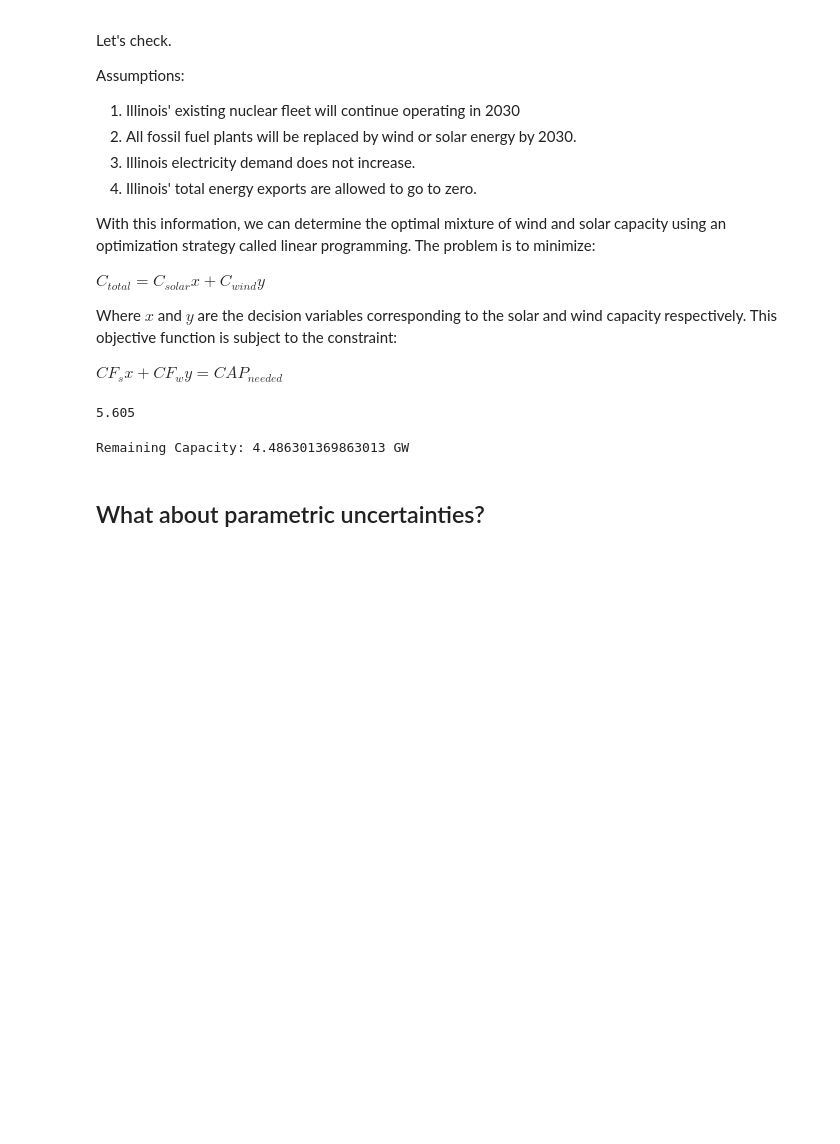
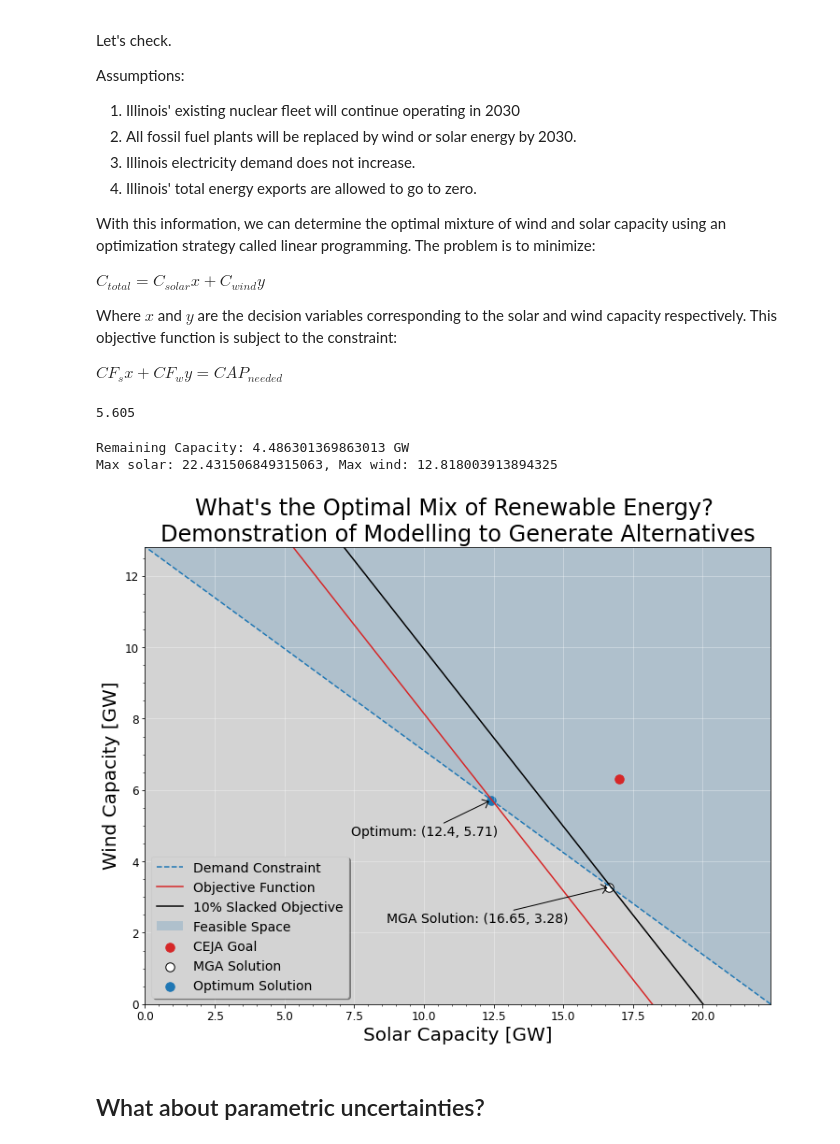
Before and after one commit to samgdotson/2021-dotson-ms, a Jupyter notebook: data/notebooks/naive_solution.ipynb, the cells around one changed output. Drawn from its saved outputs; the diff is of its cells as text; code cells hidden in the pictures; blank space fills up the shorter version.

```diff
--- a/data/notebooks/naive_solution.ipynb
+++ b/data/notebooks/naive_solution.ipynb
@@ -4,16 +4,16 @@ import matplotlib.pyplot as plt
 # plt.style.use('ggplot')
 import pandas as pd
 
-import matplotlib as mpl
-mpl.use("pgf")
-plt.rcParams['pgf.texsystem'] = 'pdflatex'
-plt.rcParams['pgf.rcfonts'] = False
-plt.rcParams['figure.edgecolor'] = 'k'
-plt.rcParams['figure.facecolor'] = 'w'
-plt.rcParams['savefig.dpi'] = 400
-plt.rcParams['savefig.bbox'] = 'tight'
-plt.rcParams['text.usetex'] = True
-plt.rcParams['font.family'] = "serif"
+# import matplotlib as mpl
+# mpl.use("pgf")
+# plt.rcParams['pgf.texsystem'] = 'pdflatex'
+# plt.rcParams['pgf.rcfonts'] = False
+# plt.rcParams['figure.edgecolor'] = 'k'
+# plt.rcParams['figure.facecolor'] = 'w'
+# plt.rcParams['savefig.dpi'] = 400
+# plt.rcParams['savefig.bbox'] = 'tight'
+# plt.rcParams['text.usetex'] = True
+# plt.rcParams['font.family'] = "serif"
 # %% [markdown]
 ### Naive Capacity Expansion
 
@@ -58,8 +58,10 @@ print(f'Remaining Capacity: {cap_needed} GW')
 # max
 max_wind = cap_needed/cf_w
 max_solar = cap_needed/cf_s
+print(f'Max solar: {max_solar}, Max wind: {max_wind}')
 # %% [output]
 Remaining Capacity: 4.486301369863013 GW
+Max solar: 22.431506849315063, Max wind: 12.818003913894325
 # %%
 fig, ax = plt.subplots(figsize=(12,9), facecolor='w', edgecolor='k')
 px1 = np.array([max_solar,0])
@@ -69,36 +71,39 @@ cx2 = np.array([0, cost_w*max_wind])
 slack = 0.1
 slacked_x1 = cx1*(1+slack)
 slacked_x2 = cx2*(1+slack)
 opt1 = (12.4,5.71)
 opt2 = (16.65, 3.28)
 ax.plot(px1, px2, label='Demand Constraint', linestyle='--')
 ax.plot(cx1, cx2, label='Objective Function', color='tab:red')
 ax.plot(slacked_x1, slacked_x2, label='10% Slacked Objective', color='k')
 ax.set_ylim(0, max_wind)
 ax.set_xlim(0, max_solar)
 ax.fill_between(px1, px2, max_wind, alpha=0.2, label='Feasible Space')
 ax.scatter(x=17, y=6.3, c='tab:red', label='CEJA Goal', s=90)
 ax.scatter(x=opt2[0], y=opt2[1], c='w', label='MGA Solution', edgecolor='k', linewidth=1, s=90)
 ax.scatter(x=opt1[0],y=opt1[1], label='Optimum Solution', color='tab:blue', marker='o', s=90)
 ax.minorticks_on()
-ax.grid(which='minor', linestyle='--', color='gray', alpha=0.4)
-ax.grid(which='major', linestyle='-', color='k', alpha=0.4)
+# ax.grid(which='minor', linestyle='--', color='gray', alpha=0.4)
+ax.grid(which='major', linestyle='-', color='w', alpha=0.4)
 ax.legend(loc='lower left', fancybox=True, shadow=True, facecolor='lightgray',fontsize=14)
 ax.set_xlabel('Solar Capacity [GW]',fontsize=20)
 ax.set_ylabel('Wind Capacity [GW]',fontsize=20)
 ax.set_title('What\'s the Optimal Mix of Renewable Energy? \nDemonstration of Modelling to Generate Alternatives',
              fontsize=24)
+ax.tick_params(axis='both', which='major', labelsize=12)
 # ax.arrow(x=cx1[0]-1,y=cx1[1]+1, dx=slacked_x1[0]*0.97-cx1[0],dy=slacked_x1[1]-cx1[1], width=0.1, color='k')
 
 ax.annotate(f'Optimum: {opt1}', opt1, xycoords='data', xytext=(opt1[0]-5, opt1[1]-1), arrowprops=dict(facecolor='k',
                                                                                                       arrowstyle='->, head_width=0.35'),
             fontsize=14)
 ax.annotate(f'MGA Solution: {opt2}', opt2, xycoords='data', xytext=(opt2[0]-8, opt2[1]-1), arrowprops=dict(facecolor='k',
                                                                                                       arrowstyle='->, head_width=0.35'),
             fontsize=14)
 ax.set_facecolor('lightgray')
 
-plt.savefig('../../thesis/figures/naive_mga.pgf')
+# plt.savefig('../../thesis/figures/naive_mga.pgf')
+# %% [output]
+[figure, added]
 # %% [markdown]
 ## What about parametric uncertainties?
 # %%
```
Also changed, not shown: parts of 1 cell of this notebook, 9 other files.
